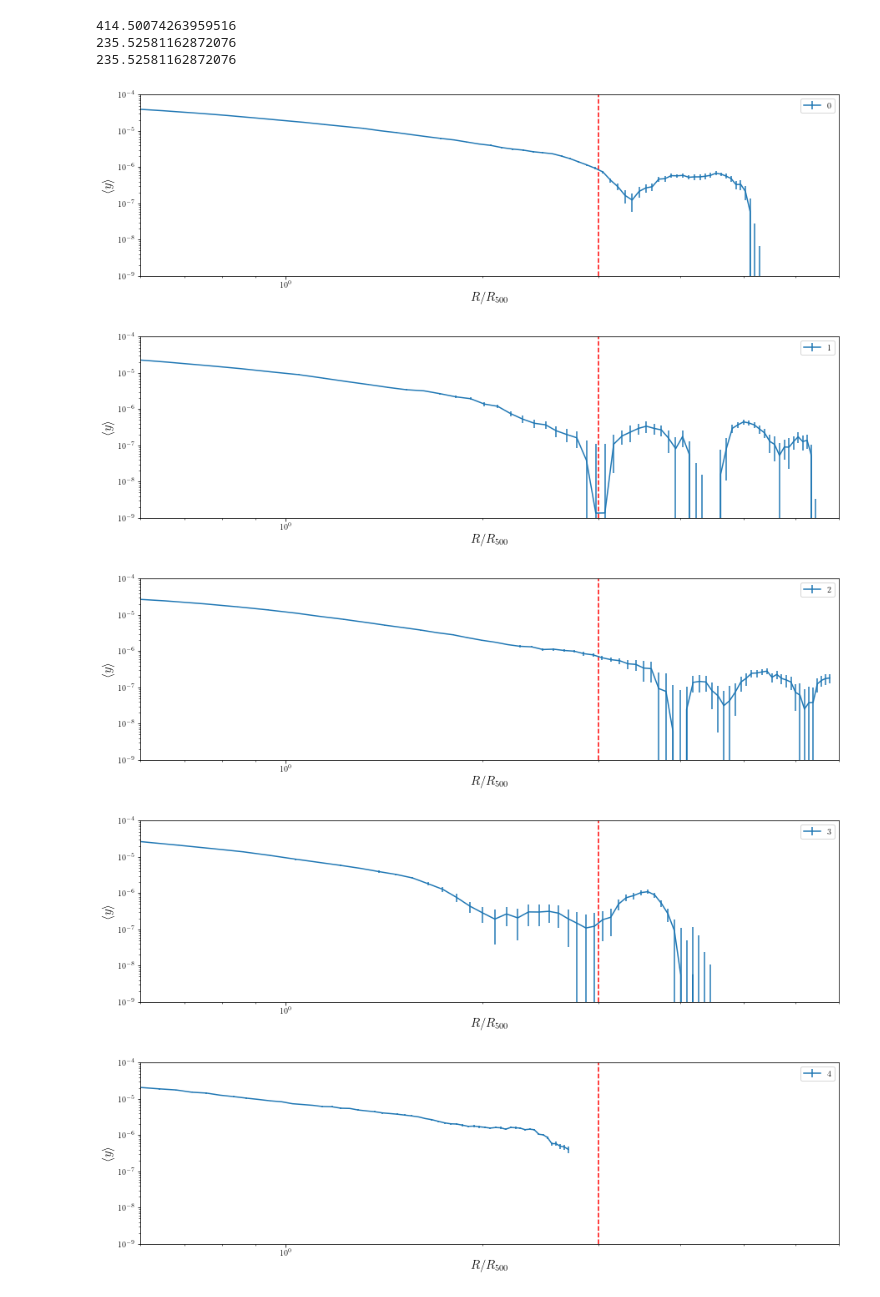
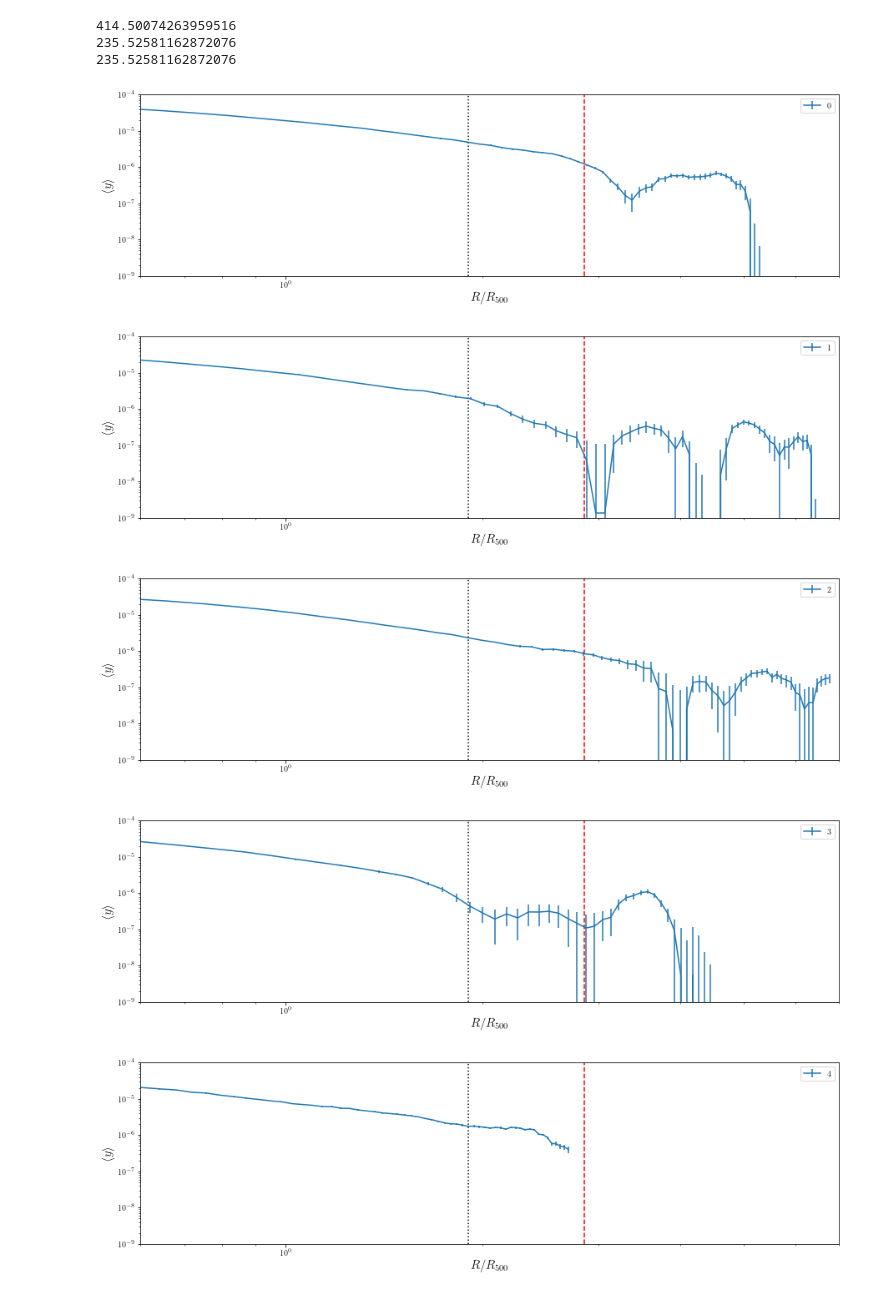
Before and after one commit to chihway/ClusterProfiles, a Jupyter notebook: planck/Stack.ipynb, the cells around one changed output. Saved outputs shown, nothing was run; the diff lists cells and outputs as text; code cells hidden in the pictures.

```diff
--- a/planck/Stack.ipynb
+++ b/planck/Stack.ipynb
@@ -48,30 +48,30 @@ data_file0 = np.load('Planck_cluster_bootstrap_0.npz')
 # %%
 N = 70
 for i in range(10):
     data_file = np.load('Planck_cluster_bootstrap_'+str(i)+'.npz')
     data_vec = data_file['mean_y'][:N] - data_file['bg']
     invcov = np.linalg.inv(data_file['cov'][:N, :N])
 
     # first cluster has R500=18'
     M1 = data_file['mass']*10**14/Factor**3
     R500 = (1+data_file['z'])*M500_to_R500m(data_file['mass']*10**14/Factor**3, data_file0['z'], cosmo)/cosmo.comoving_distance(data_file['z']).value /np.pi*180.*60
 #     print(R500)
     R = data_file['theta'][:N] / R500
     mplot.figure(figsize=(15,4))
-    mplot.plot([2.86,3],[1e-9, 1e-4], color='r', ls='--')
-    mplot.plot([2.86,3],[1e-9, 1e-4], color='r', ls='--')
+    mplot.plot([2.86,2.86],[1e-9, 1e-4], color='r', ls='--')
+    mplot.plot([1.9,1.9],[1e-9, 1e-4], color='k', ls=':')
 
     mplot.errorbar(R, data_vec, yerr=np.diag(data_file['cov'][:N, :N])**0.5, label=str(i))
     mplot.legend()
     mplot.xscale('log')
     mplot.yscale('log')
     mplot.xlabel('$R/R_{500}$', fontsize=15)
     mplot.ylabel('$\\langle y  \\rangle$', fontsize=15)
     mplot.xlim(0.6,7)
     mplot.ylim(1e-9, 1e-4)
 # %% [output]
-[figure, old version]
+[figure, new version]
-[figure, old version]
+[figure, new version]
-[figure, old version]
+[figure, new version]
-[figure, old version]
+[figure, new version]
-[figure, old version]
+[figure, new version]
```
Also changed, not shown: parts of 1 cell of this notebook, 1 other file.
